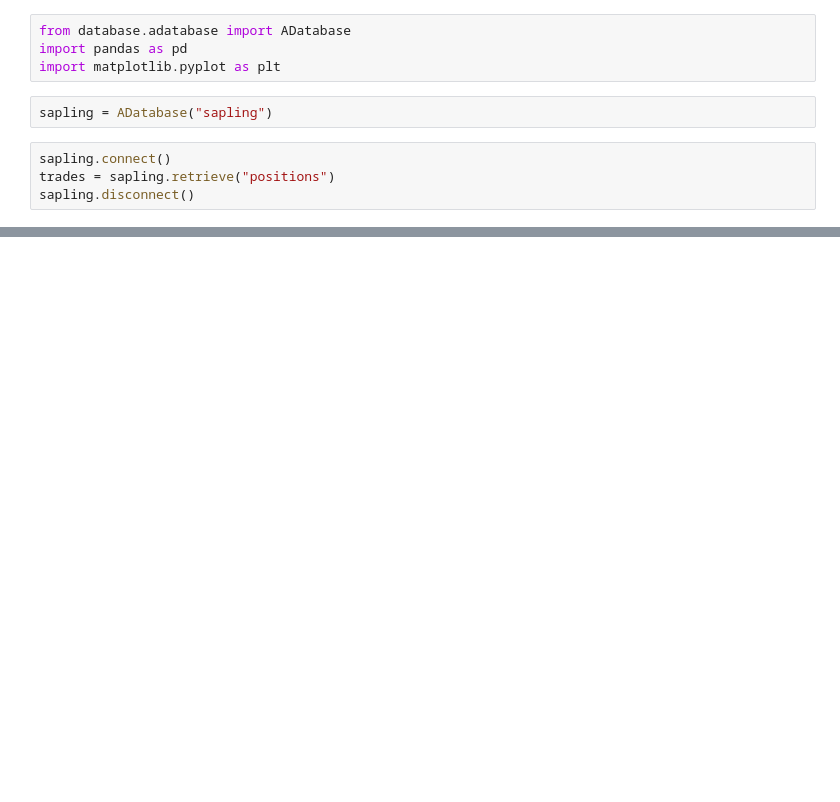
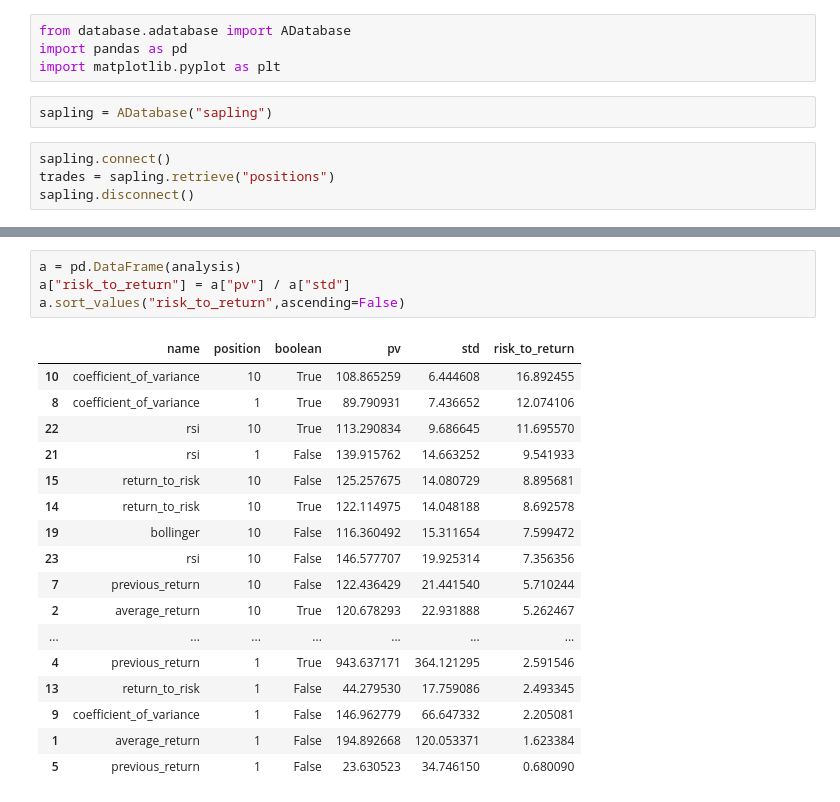
Before and after one commit to chung-ejy/sapling, a Jupyter notebook: trade_analysis.ipynb, the cells around one changed output, grey strips where cells are left out. Cells and saved outputs as stored; diff of their text form; blank space fills up the shorter version.

```diff
--- a/trade_analysis.ipynb
+++ b/trade_analysis.ipynb
@@ -24 +70,23 @@ for name in trades["name"].unique():
+# %%
+a = pd.DataFrame(analysis)
+a["risk_to_return"] = a["pv"] / a["std"]
+a.sort_values("risk_to_return",ascending=False)
+# %% [output]
+|  | name | position | boolean | pv | std | risk_to_return |
+| 10 | coefficient_of_variance | 10 | True | 108.865259 | 6.444608 | 16.892455 |
+| 8 | coefficient_of_variance | 1 | True | 89.790931 | 7.436652 | 12.074106 |
+| 22 | rsi | 10 | True | 113.290834 | 9.686645 | 11.695570 |
+| 21 | rsi | 1 | False | 139.915762 | 14.663252 | 9.541933 |
+| 15 | return_to_risk | 10 | False | 125.257675 | 14.080729 | 8.895681 |
+| 14 | return_to_risk | 10 | True | 122.114975 | 14.048188 | 8.692578 |
+| 19 | bollinger | 10 | False | 116.360492 | 15.311654 | 7.599472 |
+| 23 | rsi | 10 | False | 146.577707 | 19.925314 | 7.356356 |
+| 7 | previous_return | 10 | False | 122.436429 | 21.441540 | 5.710244 |
+| 2 | average_return | 10 | True | 120.678293 | 22.931888 | 5.262467 |
+| ... | ... | ... | ... | ... | ... | ... |
+| 4 | previous_return | 1 | True | 943.637171 | 364.121295 | 2.591546 |
+| 13 | return_to_risk | 1 | False | 44.279530 | 17.759086 | 2.493345 |
+| 9 | coefficient_of_variance | 1 | False | 146.962779 | 66.647332 | 2.205081 |
+| 1 | average_return | 1 | False | 194.892668 | 120.053371 | 1.623384 |
+| 5 | previous_return | 1 | False | 23.630523 | 34.746150 | 0.680090 |
 # %%
```
Also changed, not shown: parts of 3 cells of this notebook, 11 other files.
